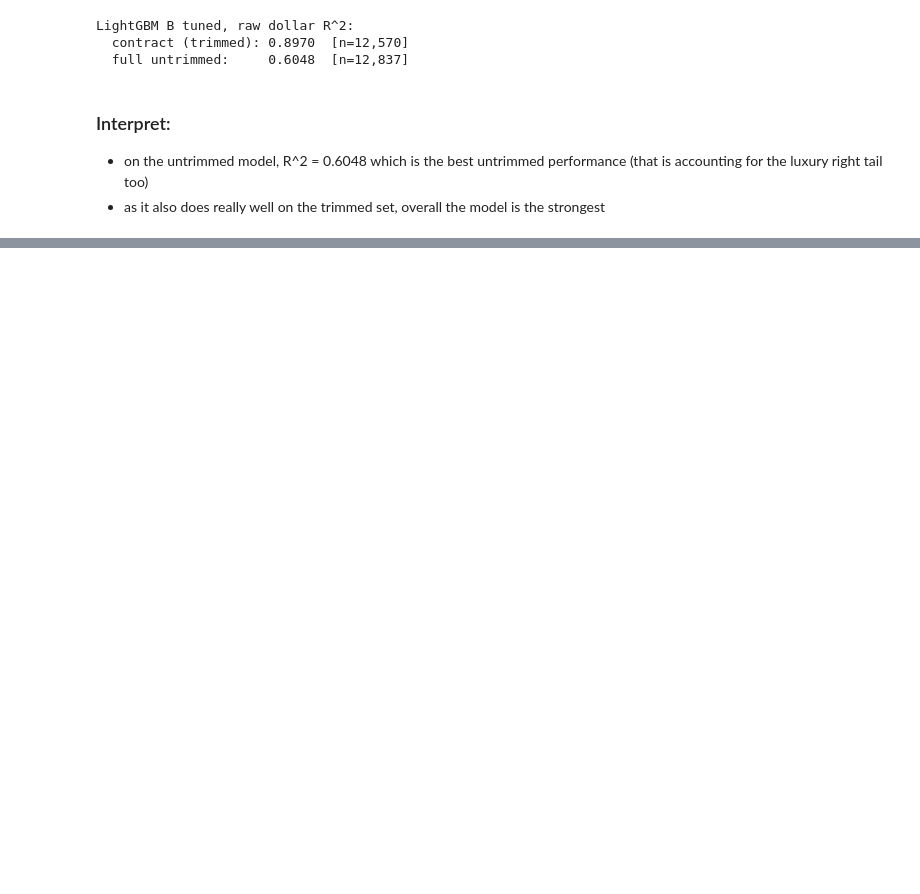
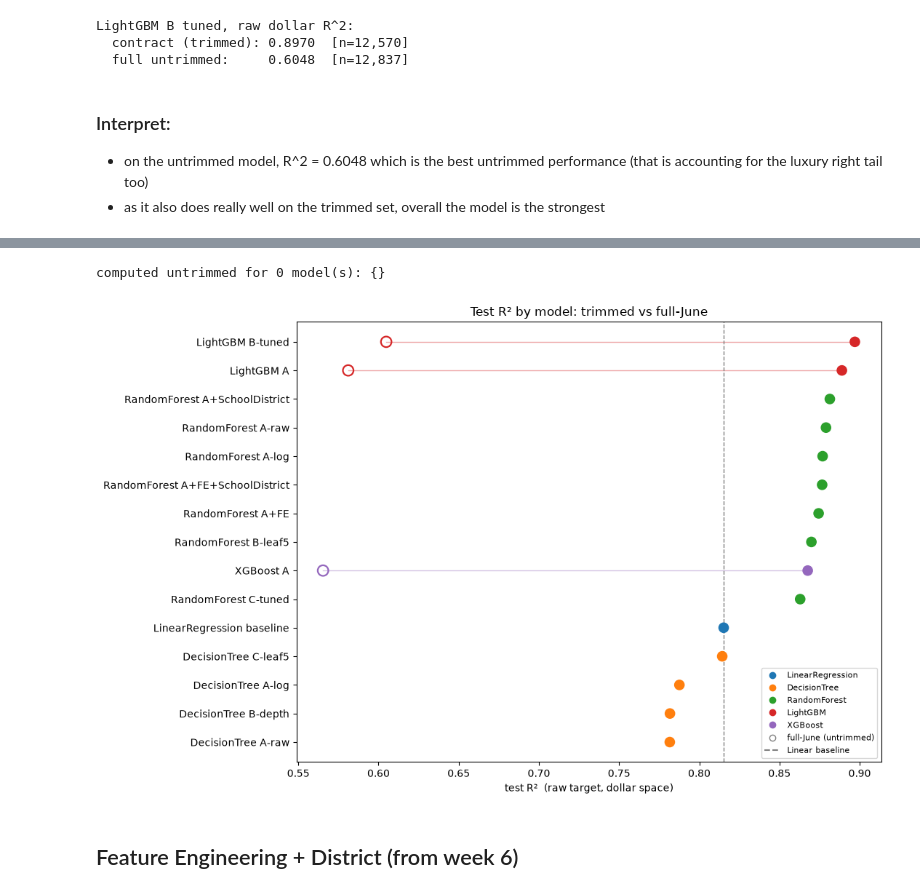
Before and after one commit to iviang/IDX-Exchange-DS-2026, a Jupyter notebook: Deliverables/Week 7/05_advanced_models.ipynb, the cells around one changed output, grey strips where cells are left out. Cells and saved outputs as stored; diff of their text form; code cells hidden in the pictures; blank space fills up the shorter version.

```diff
--- a/Deliverables/Week 7/05_advanced_models.ipynb
+++ b/Deliverables/Week 7/05_advanced_models.ipynb
@@ -302,0 +404,59 @@ LightGBM B tuned, raw dollar R^2:
+# %%
+# Visualize the results across ALL models now
+# LGBM and XGB both have the untrimmed test R^2 as noted by the hollow dots in plot
+
+untrimmed = {
+    "LightGBM|A": 0.5811,
+    "LightGBM|B-tuned": 0.6048,
+    "XGBoost|A": 0.5654,
+}
+
+untrimmed_results = {}
+
+for key, var in untrimmed.items():
+    if var in globals():
+        pred = globals()[var]["model"].predict(test_df_full[feature])
+        untrimmed_results[key] = round(r2_score(test_df_full[TARGET], pred), 4)
+
+d = pd.read_csv(RESULTS)
+d["key"] = d["model"] + "|" + d["version"]
+
+unknown = [k for k in untrimmed_results if k not in set(d["key"])]
+assert not unknown, f"untrimmed keys not in results log: {unknown}"
+print(f"computed untrimmed for {len(untrimmed_results)} model(s): {untrimmed_results}")
+
+d = d.sort_values("test_r2").reset_index(drop=True)
+
+
+fam_color = {"LinearRegression": "tab:blue", "DecisionTree": "tab:orange",
+             "RandomForest": "tab:green", "LightGBM": "tab:red", "XGBoost": "tab:purple"}
+colors = d["model"].map(fam_color).fillna("gray")
+
+fig, ax = plt.subplots(figsize=(11, 7))
+y = range(len(d))
+ax.scatter(d["test_r2"], y, c=colors, s=90, zorder=3, label="trimmed contract")
+
+# overlay full-June where known
+for yi, k in zip(y, d["key"]):
+    if k in full_june:
+        ax.scatter(full_june[k], yi, facecolors="none", edgecolors=colors.iloc[yi],
+                   s=110, linewidths=1.6, zorder=3)
+        ax.plot([full_june[k], d["test_r2"].iloc[yi]], [yi, yi],
+                color=colors.iloc[yi], lw=1, alpha=0.4, zorder=2)
+
+ax.axvline(0.8152, ls="--", color="gray", lw=1, label="Linear baseline (0.8152)")
+ax.set_yticks(list(y))
+ax.set_yticklabels([f'{m} {v}' for m, v in zip(d["model"], d["version"])])
+ax.set_xlabel("test R²  (raw target, dollar space)")
+
+ax.set_title(f"Test R² by model: trimmed vs full-June")
+handles = [plt.Line2D([0],[0], marker='o', ls='', color=c, label=f) for f,c in fam_color.items()]
+handles.append(plt.Line2D([0],[0], marker='o', ls='', mfc='none', mec='gray', label='full-June (untrimmed)'))
+handles.append(plt.Line2D([0],[0], ls='--', color='gray', label='Linear baseline'))
+ax.legend(handles=handles, loc="lower right", fontsize=8)
+plt.tight_layout(); plt.show()
+# %% [output]
+computed untrimmed for 0 model(s): {}
+[figure, added]
+# %% [markdown]
+## Feature Engineering + District (from week 6)
```
Also changed, not shown: parts of 25 cells of this notebook, 1 other file.
